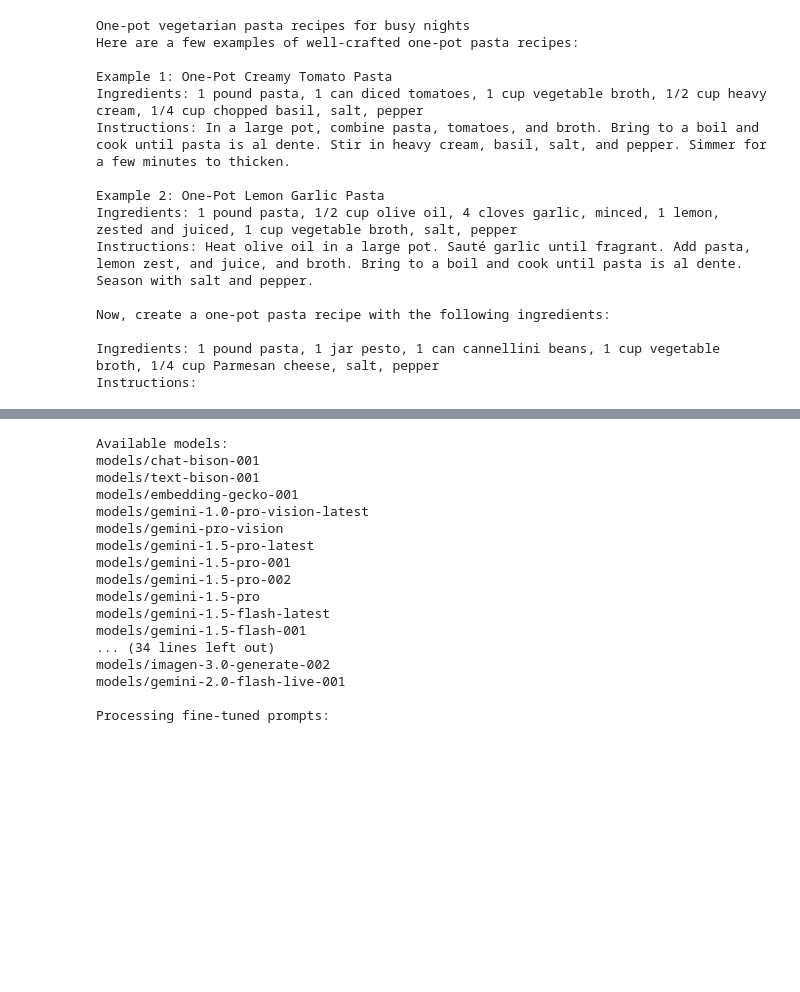
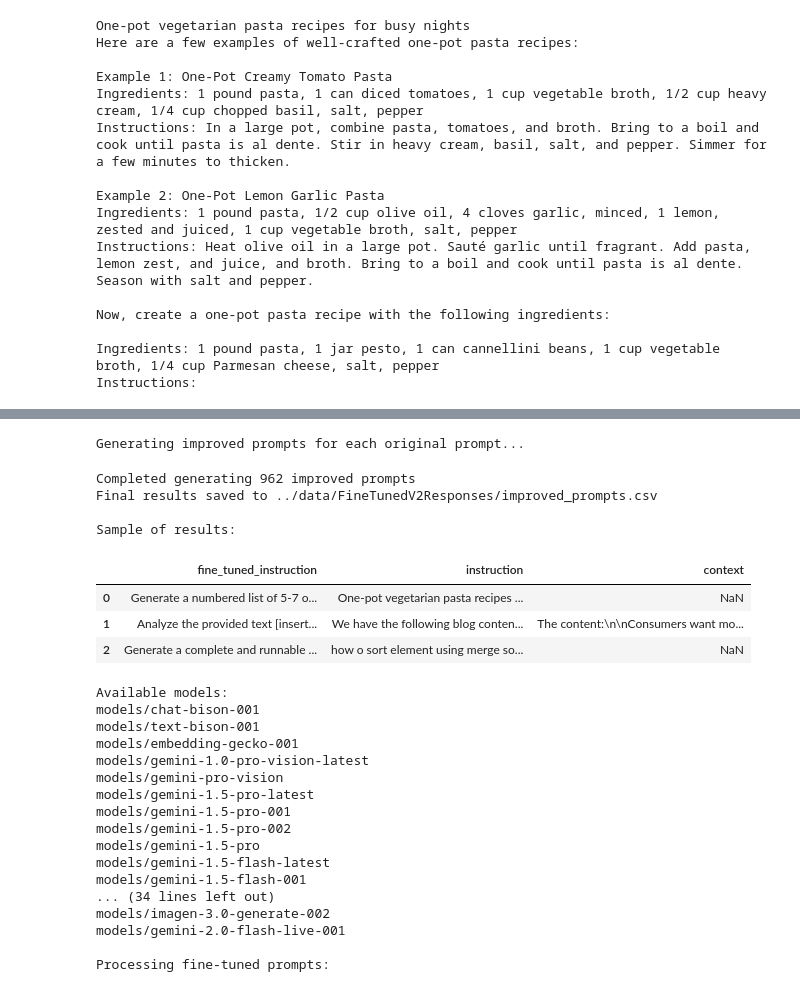
Before and after one commit to megemann/oneprompted, a Jupyter notebook: notebooks/Responses.ipynb, the cells around one changed output, grey strips where cells are left out. Saved outputs shown, nothing was run; the diff lists cells and outputs as text; code cells hidden in the pictures; blank space fills up the shorter version.

```diff
--- a/notebooks/Responses.ipynb
+++ b/notebooks/Responses.ipynb
@@ -444,3 +445,57 @@ for i, idx in enumerate(random_indices):
+# %%
+# Apply the generate_response function to each original_prompt in the dataframe
+# This will create a new column 'base_response' with the improved prompts
+print("Generating improved prompts for each original prompt...")
+
+# Import tqdm for progress bar
+from tqdm import tqdm
+
+# Define a function to safely apply generate_response
+def safe_generate_response(instruction, context):
+    try:
+        return generate_response(instruction, context)
+    except Exception as e:
+        print(f"Error processing prompt: {str(e)[:100]}...")
+        return "Error generating response"
+
+# Create directory if it doesn't exist
+import os
+os.makedirs("../data/FineTunedV2Responses", exist_ok=True)
+
+# Initialize counter for saving
+counter = [0]
+total_rows = len(df_sharegpt)
+
+# Define a function to process each row and save every 100 rows
+def process_and_save(row):
+    instruction = row['instruction']
+    context = row['context']
+    response = safe_generate_response(instruction, context)
+    counter[0] += 1
+
+    return response
+
+# Apply the function to each row in the dataframe with tqdm progress bar
+tqdm.pandas(desc="Processing prompts")
+df_sharegpt['fine_tuned_instruction'] = df_sharegpt.progress_apply(process_and_save, axis=1)
+
+# Save the final complete dataset
+df_sharegpt.to_csv("../data/FineTunedV2Responses/improved_prompts.csv", index=False)
+print(f"Completed generating {total_rows} improved prompts")
+print(f"Final results saved to ../data/FineTunedV2Responses/improved_prompts.csv")
+
+print("\nSample of results:")
+display(df_sharegpt[['fine_tuned_instruction', 'instruction', 'context']].head(3))
+# %% [output]
+Generating improved prompts for each original prompt...
+Completed generating 962 improved prompts
+Final results saved to ../data/FineTunedV2Responses/improved_prompts.csv
+
+Sample of results:
+|  | fine_tuned_instruction | instruction | context |
+| 0 | Generate a numbered list of 5-7 o... | One-pot vegetarian pasta recipes ... | NaN |
+| 1 | Analyze the provided text [insert... | We have the following blog conten... | The content:\n\nConsumers want mo... |
+| 2 | Generate a complete and runnable ... | how o sort element using merge so... | NaN |
 # %%
 import google.generativeai as genai
 
```
Also changed, not shown: parts of 9 cells of this notebook, 14 other files.
